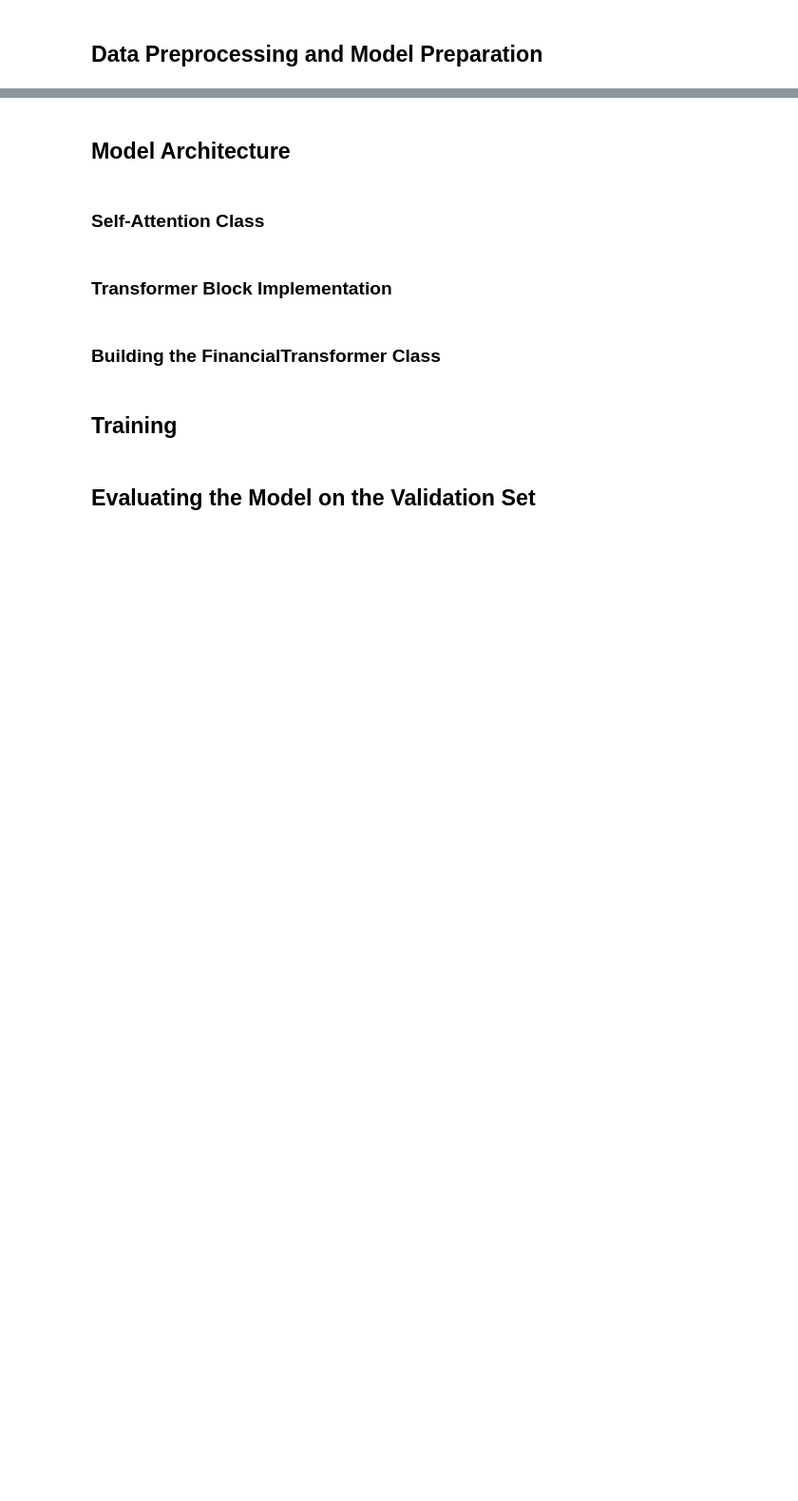
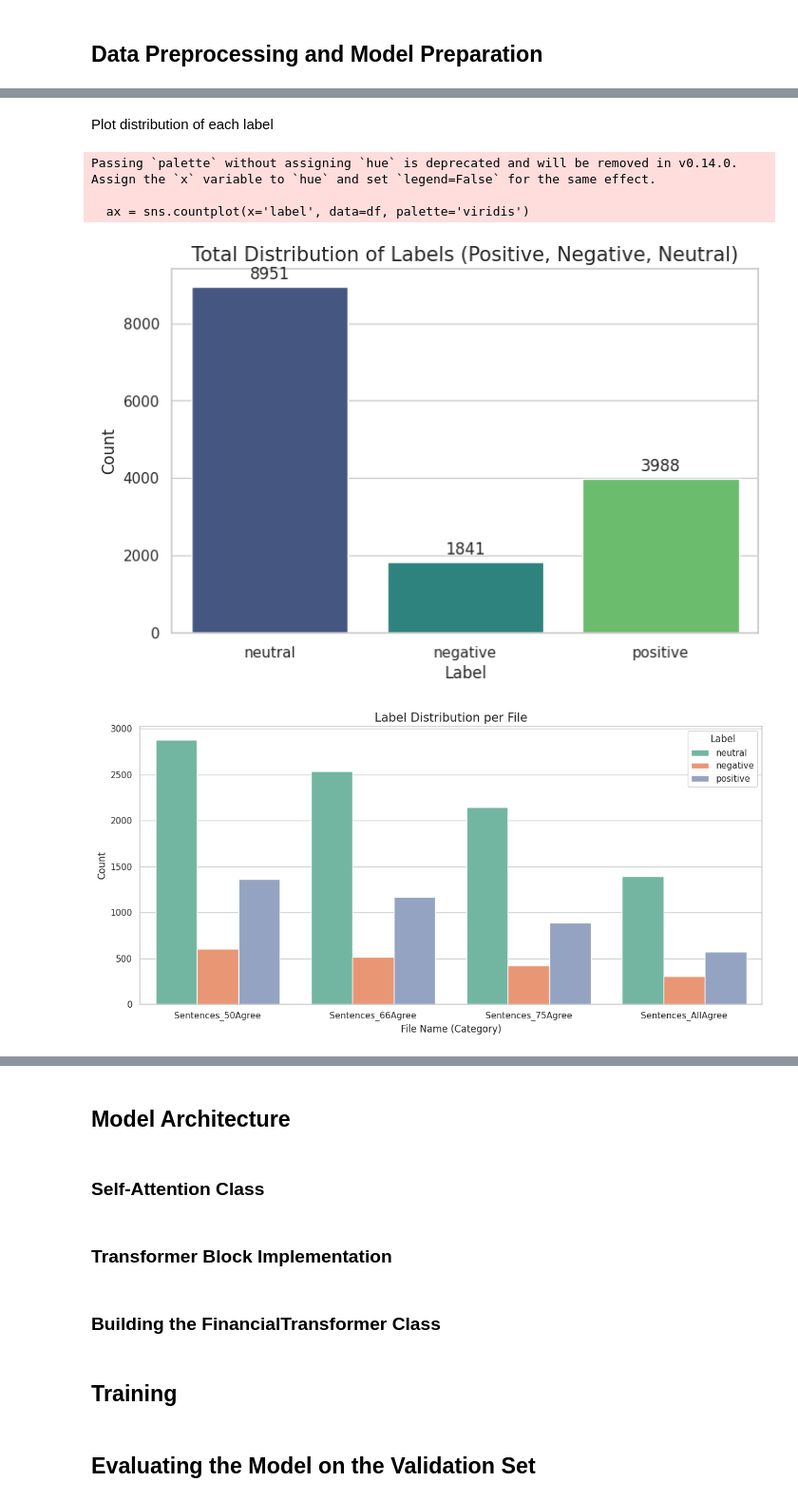
Before and after one commit to MahMosTash/FinFormer-Custom-Transformer-for-Financial-Sentiment, a Jupyter notebook: FinFormer.ipynb, the cells around one changed output, grey strips where cells are left out. Shown at 95% size. Drawn from its saved outputs; the diff is of its cells as text; code cells hidden in the pictures; blank space fills up the shorter version.

```diff
--- a/FinFormer.ipynb
+++ b/FinFormer.ipynb
@@ -27,0 +146,47 @@ import math
+# %% [markdown]
+Plot distribution of each label
+# %%
+# 1. Set the visual style
+sns.set_theme(style="whitegrid")
+
+# --- PLOT 1: Total Distribution of Labels ---
+plt.figure(figsize=(8, 5)) # Set the size of the graph
+
+# Create the count plot
+ax = sns.countplot(x='label', data=df, palette='viridis')
+
+# Add title and labels
+plt.title('Total Distribution of Labels (Positive, Negative, Neutral)', fontsize=15)
+plt.xlabel('Label', fontsize=12)
+plt.ylabel('Count', fontsize=12)
+
+# Add the actual numbers on top of the bars
+for p in ax.patches:
+    ax.annotate(f'{int(p.get_height())}',
+                (p.get_x() + p.get_width() / 2., p.get_height()),
+                ha = 'center', va = 'center',
+                xytext = (0, 9),
+                textcoords = 'offset points')
+
+plt.show()
+
+
+# --- PLOT 2: Distribution of Labels per File (Category) ---
+plt.figure(figsize=(12, 6))
+
+# We use 'hue' to split the bars by category
+sns.countplot(x='category', hue='label', data=df, palette='Set2')
+
+plt.title('Label Distribution per File', fontsize=15)
+plt.xlabel('File Name (Category)', fontsize=12)
+plt.ylabel('Count', fontsize=12)
+plt.legend(title='Label')
+
+plt.tight_layout() # Adjust layout to prevent clipping
+plt.show()
+# %% [output]
+Passing `palette` without assigning `hue` is deprecated and will be removed in v0.14.0. Assign the `x` variable to `hue` and set `legend=False` for the same effect.
+
+  ax = sns.countplot(x='label', data=df, palette='viridis')
+[figure, added]
+[figure, added]
```
Also changed, not shown: parts of 24 cells of this notebook.
